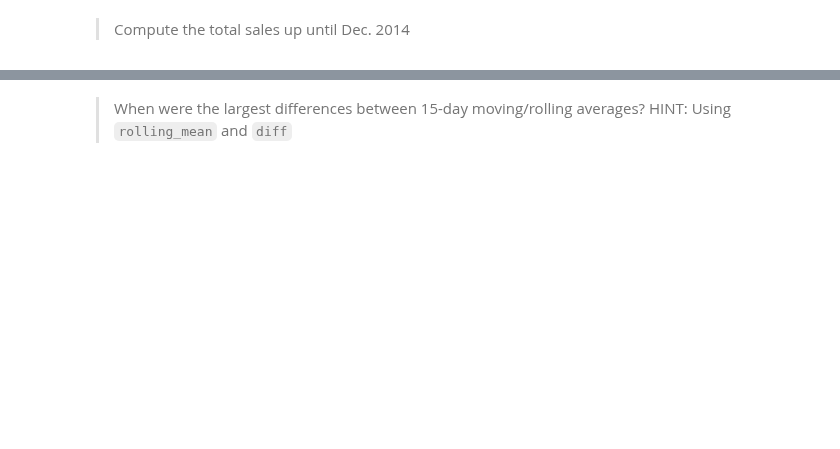
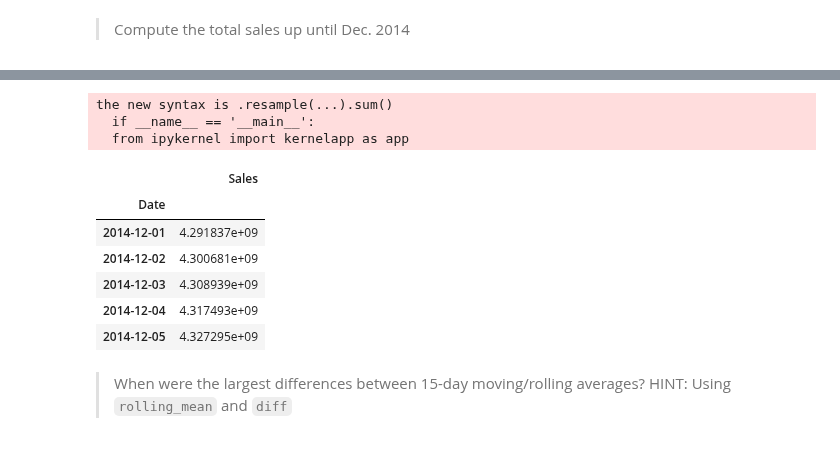
Before and after one commit to spockl/GA-DSI, a Jupyter notebook: curriculum/week-12/1.2-autocorrelation/w12d1-autocorrelation-codealong-workbook.ipynb, the cells around one changed output, grey strips where cells are left out. Drawn from its saved outputs; the diff is of its cells as text; code cells hidden in the pictures; blank space fills up the shorter version.

```diff
--- a/curriculum/week-12/1.2-autocorrelation/w12d1-autocorrelation-codealong-workbook.ipynb
+++ b/curriculum/week-12/1.2-autocorrelation/w12d1-autocorrelation-codealong-workbook.ipynb
@@ -315,3 +286,17 @@ the new syntax is .resample(...).sum()
+# %%
+total_daily_sales = data[['Sales']].resample('D', how='sum')
+pd.expanding_sum(total_daily_sales)['2014-12'].head()
+# %% [output]
+the new syntax is .resample(...).sum()
+  if __name__ == '__main__':
+  from ipykernel import kernelapp as app
+|  | Sales |
+| Date |  |
+| 2014-12-01 | 4.291837e+09 |
+| 2014-12-02 | 4.300681e+09 |
+| 2014-12-03 | 4.308939e+09 |
+| 2014-12-04 | 4.317493e+09 |
+| 2014-12-05 | 4.327295e+09 |
 # %% [markdown]
 > When were the largest differences between 15-day moving/rolling averages?
 > HINT: Using `rolling_mean` and `diff`
```
Also changed, not shown: parts of 17 cells of this notebook, 6 other files.
